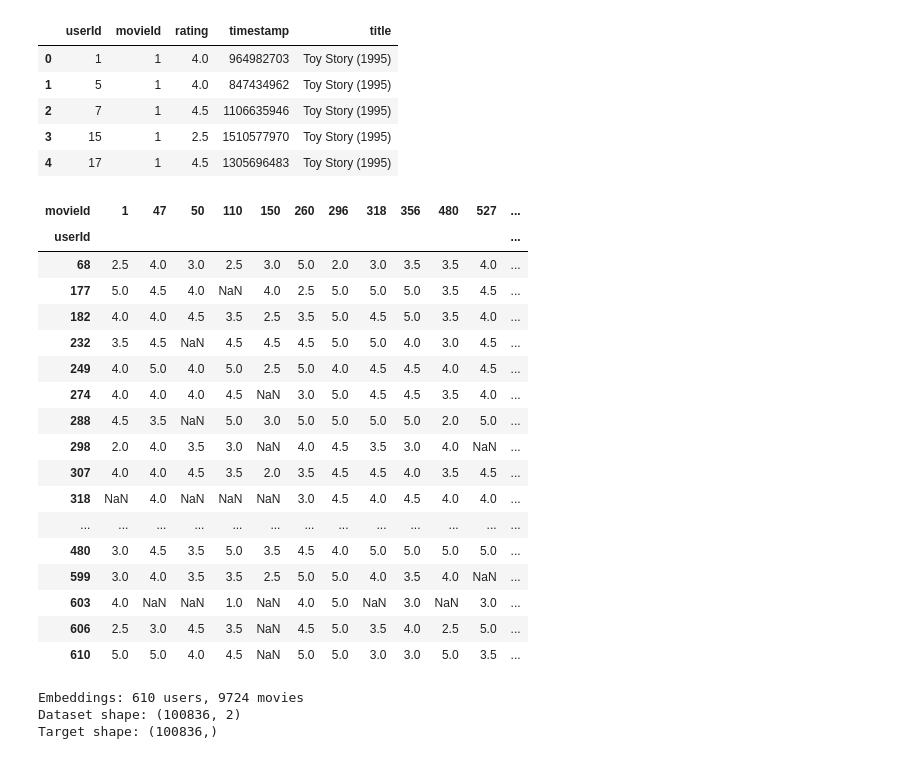
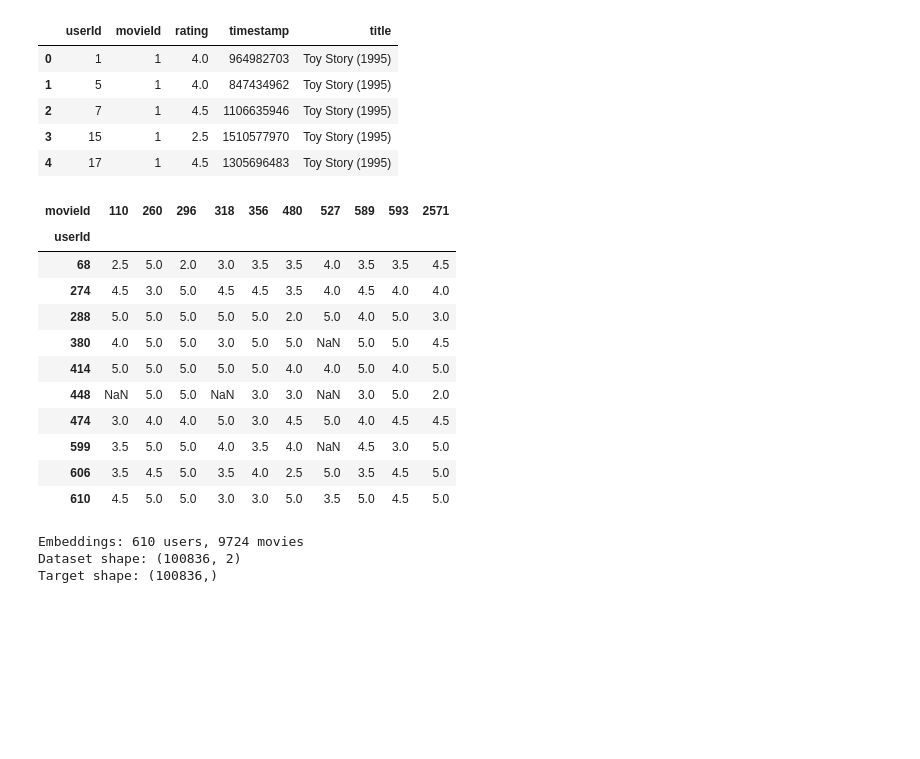
Before and after one commit to arj7192/MasteringPyTorchV2, a Jupyter notebook: Chapter18/torch-recsys.ipynb, the cells around one changed output. Drawn from its saved outputs; the diff is of its cells as text; code cells hidden in the pictures; blank space fills up the shorter version.

```diff
--- a/Chapter18/torch-recsys.ipynb
+++ b/Chapter18/torch-recsys.ipynb
@@ -131,26 +139,20 @@ def tabular_preview(ratings, n=15):
 
     return pd.crosstab(top.userId, top.movieId, top.rating, aggfunc=np.sum)
 # %%
-tabular_preview(ratings, 20)
+tabular_preview(ratings, 10)
 # %% [output]
-| movieId | 1 | 47 | 50 | 110 | 150 | 260 | 296 | 318 | 356 | 480 | 527 | ... |
-| userId |  |  |  |  |  |  |  |  |  |  |  | ... |
-| 68 | 2.5 | 4.0 | 3.0 | 2.5 | 3.0 | 5.0 | 2.0 | 3.0 | 3.5 | 3.5 | 4.0 | ... |
-| 177 | 5.0 | 4.5 | 4.0 | NaN | 4.0 | 2.5 | 5.0 | 5.0 | 5.0 | 3.5 | 4.5 | ... |
-| 182 | 4.0 | 4.0 | 4.5 | 3.5 | 2.5 | 3.5 | 5.0 | 4.5 | 5.0 | 3.5 | 4.0 | ... |
-| 232 | 3.5 | 4.5 | NaN | 4.5 | 4.5 | 4.5 | 5.0 | 5.0 | 4.0 | 3.0 | 4.5 | ... |
-| 249 | 4.0 | 5.0 | 4.0 | 5.0 | 2.5 | 5.0 | 4.0 | 4.5 | 4.5 | 4.0 | 4.5 | ... |
-| 274 | 4.0 | 4.0 | 4.0 | 4.5 | NaN | 3.0 | 5.0 | 4.5 | 4.5 | 3.5 | 4.0 | ... |
-| 288 | 4.5 | 3.5 | NaN | 5.0 | 3.0 | 5.0 | 5.0 | 5.0 | 5.0 | 2.0 | 5.0 | ... |
-| 298 | 2.0 | 4.0 | 3.5 | 3.0 | NaN | 4.0 | 4.5 | 3.5 | 3.0 | 4.0 | NaN | ... |
-| 307 | 4.0 | 4.0 | 4.5 | 3.5 | 2.0 | 3.5 | 4.5 | 4.5 | 4.0 | 3.5 | 4.5 | ... |
-| 318 | NaN | 4.0 | NaN | NaN | NaN | 3.0 | 4.5 | 4.0 | 4.5 | 4.0 | 4.0 | ... |
-| ... | ... | ... | ... | ... | ... | ... | ... | ... | ... | ... | ... | ... |
-| 480 | 3.0 | 4.5 | 3.5 | 5.0 | 3.5 | 4.5 | 4.0 | 5.0 | 5.0 | 5.0 | 5.0 | ... |
-| 599 | 3.0 | 4.0 | 3.5 | 3.5 | 2.5 | 5.0 | 5.0 | 4.0 | 3.5 | 4.0 | NaN | ... |
-| 603 | 4.0 | NaN | NaN | 1.0 | NaN | 4.0 | 5.0 | NaN | 3.0 | NaN | 3.0 | ... |
-| 606 | 2.5 | 3.0 | 4.5 | 3.5 | NaN | 4.5 | 5.0 | 3.5 | 4.0 | 2.5 | 5.0 | ... |
-| 610 | 5.0 | 5.0 | 4.0 | 4.5 | NaN | 5.0 | 5.0 | 3.0 | 3.0 | 5.0 | 3.5 | ... |
+| movieId | 110 | 260 | 296 | 318 | 356 | 480 | 527 | 589 | 593 | 2571 |
+| userId |  |  |  |  |  |  |  |  |  |  |
+| 68 | 2.5 | 5.0 | 2.0 | 3.0 | 3.5 | 3.5 | 4.0 | 3.5 | 3.5 | 4.5 |
+| 274 | 4.5 | 3.0 | 5.0 | 4.5 | 4.5 | 3.5 | 4.0 | 4.5 | 4.0 | 4.0 |
+| 288 | 5.0 | 5.0 | 5.0 | 5.0 | 5.0 | 2.0 | 5.0 | 4.0 | 5.0 | 3.0 |
+| 380 | 4.0 | 5.0 | 5.0 | 3.0 | 5.0 | 5.0 | NaN | 5.0 | 5.0 | 4.5 |
+| 414 | 5.0 | 5.0 | 5.0 | 5.0 | 5.0 | 4.0 | 4.0 | 5.0 | 4.0 | 5.0 |
+| 448 | NaN | 5.0 | 5.0 | NaN | 3.0 | 3.0 | NaN | 3.0 | 5.0 | 2.0 |
+| 474 | 3.0 | 4.0 | 4.0 | 5.0 | 3.0 | 4.5 | 5.0 | 4.0 | 4.5 | 4.5 |
+| 599 | 3.5 | 5.0 | 5.0 | 4.0 | 3.5 | 4.0 | NaN | 4.5 | 3.0 | 5.0 |
+| 606 | 3.5 | 4.5 | 5.0 | 3.5 | 4.0 | 2.5 | 5.0 | 3.5 | 4.5 | 5.0 |
+| 610 | 4.5 | 5.0 | 5.0 | 3.0 | 3.0 | 5.0 | 3.5 | 5.0 | 4.5 | 5.0 |
 # %%
 def create_dataset(ratings, top=None):
     if top is not None:
```
Also changed, not shown: parts of 2 cells of this notebook.
